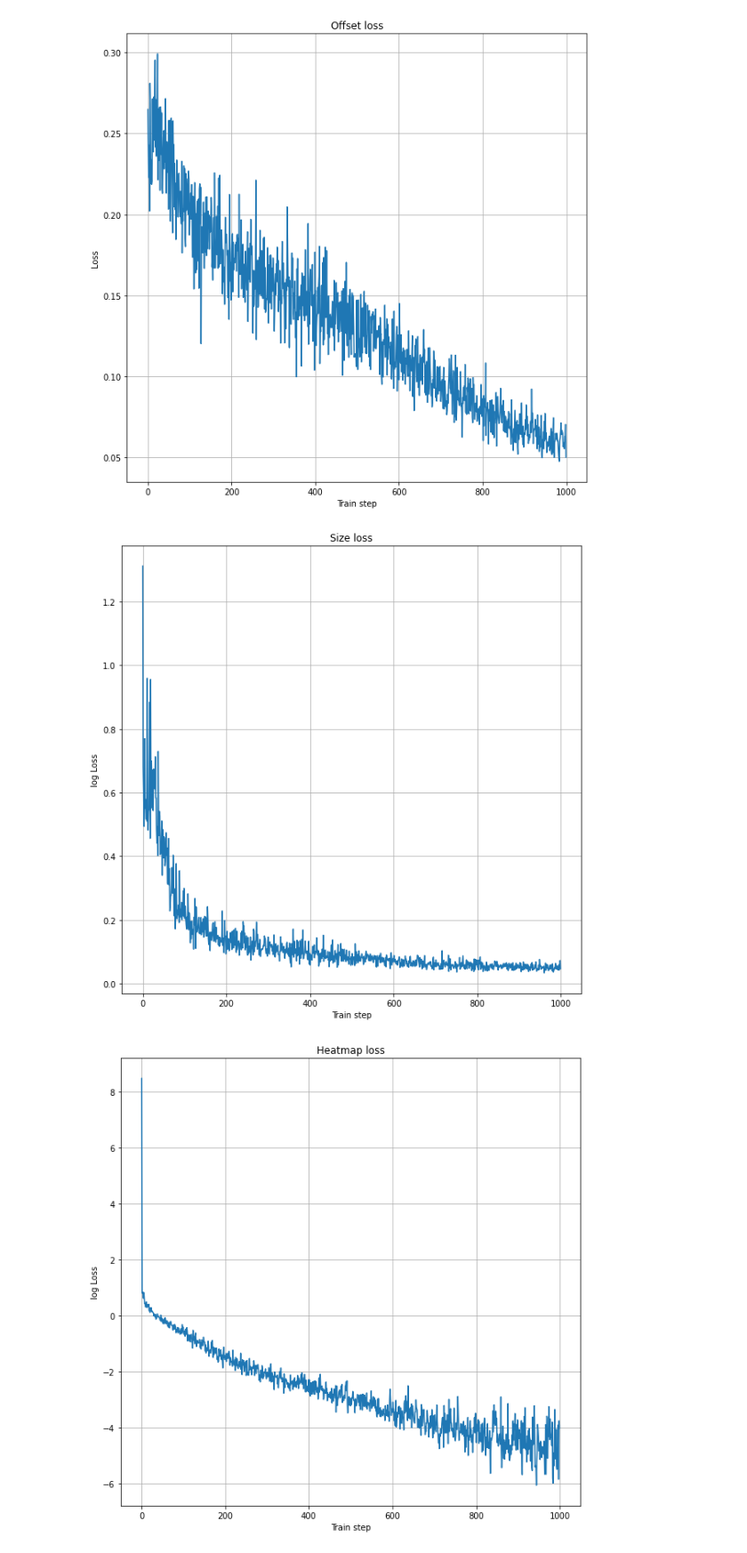
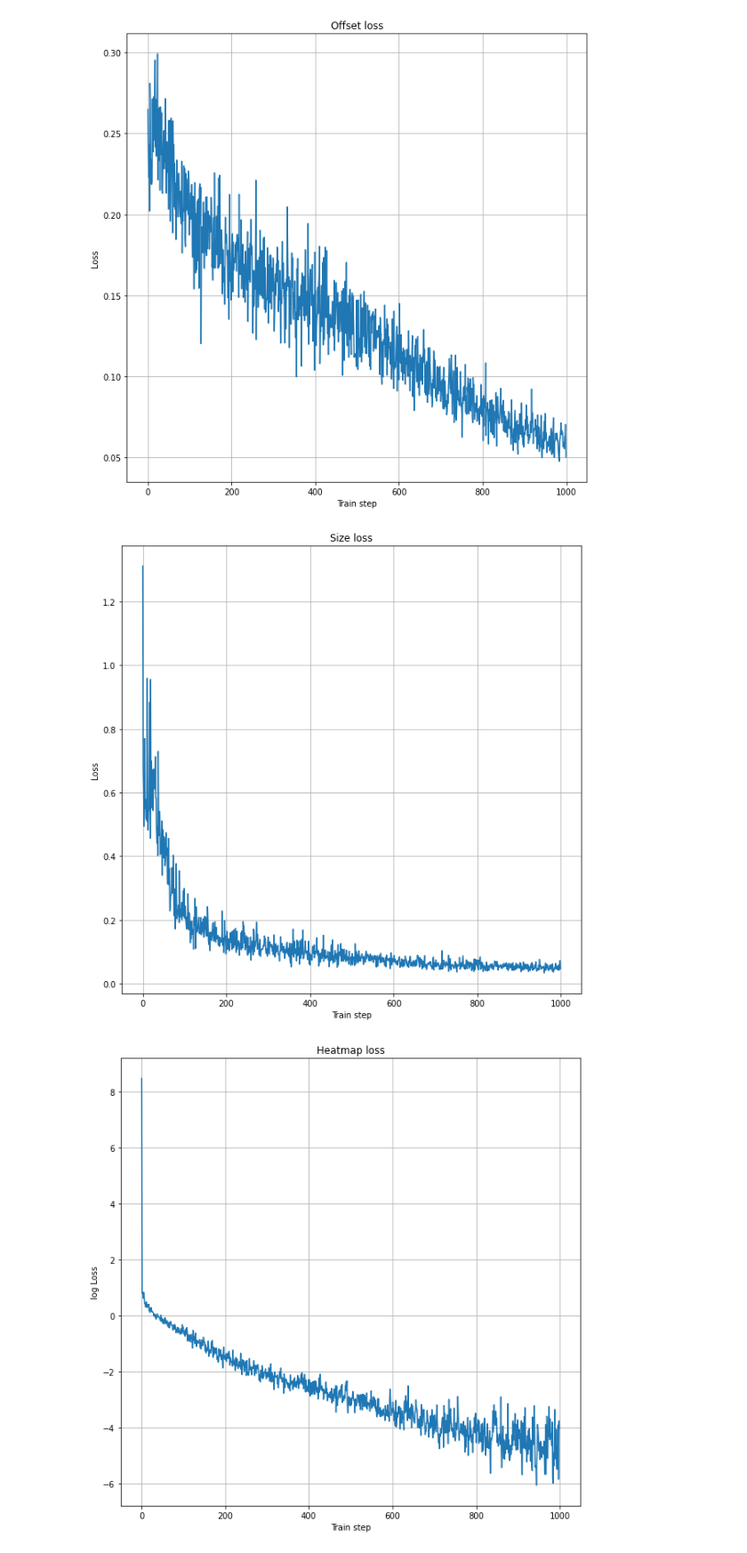
Before and after one commit to VashchilkoAV/course_cvdl, a Jupyter notebook: task3/make_learning_curves.ipynb, the cells around one changed output. Shown at 89% size. Drawn from its saved outputs; the diff is of its cells as text; code cells hidden in the pictures.

```diff
--- a/task3/make_learning_curves.ipynb
+++ b/task3/make_learning_curves.ipynb
@@ -53,12 +53,12 @@ plt.grid()
 # %%
 plt.figure(figsize=(10, 10))
 plt.plot(range(len(l1size)), l1size)
 plt.xlabel('Train step')
-plt.ylabel('log Loss')
+plt.ylabel('Loss')
 plt.title('Size loss')
 plt.grid()
 # %% [output]
-[figure, old version]
+[figure, new version]
 # %%
 plt.figure(figsize=(10, 10))
 plt.plot(range(len(fl)), np.log(fl))
```
Also changed, not shown: 2 other files.
